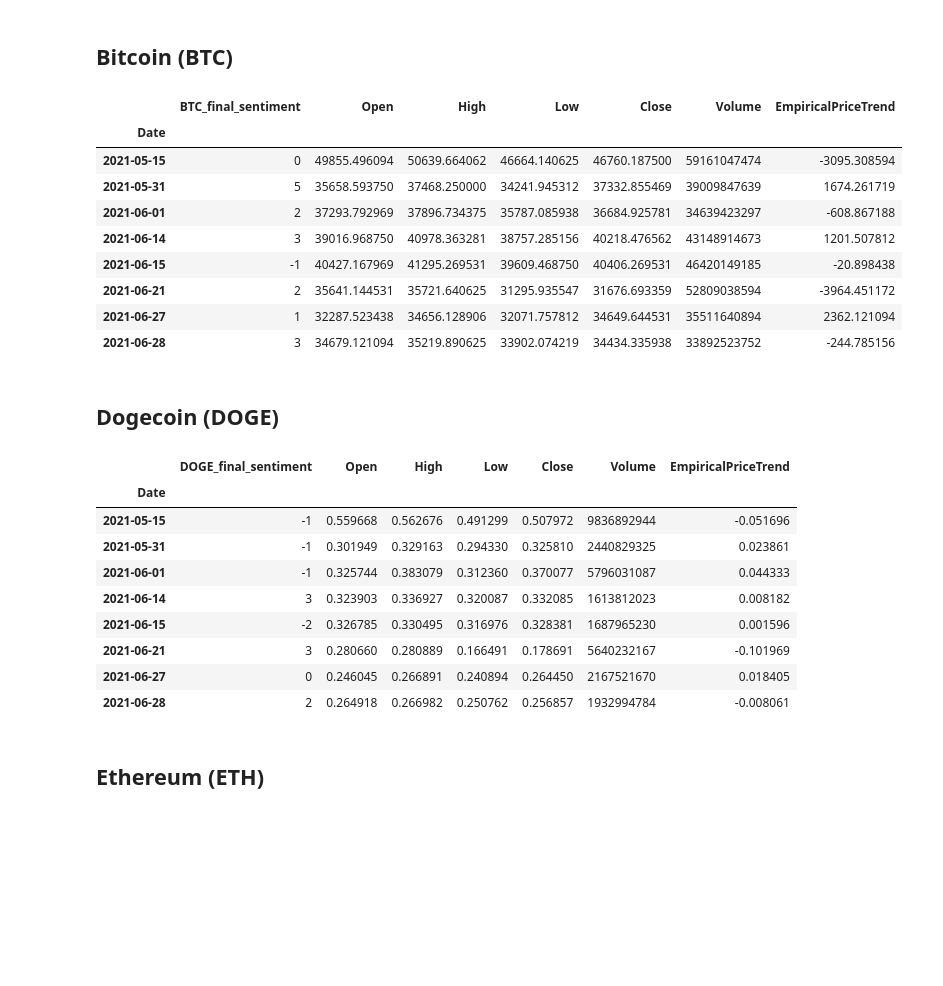
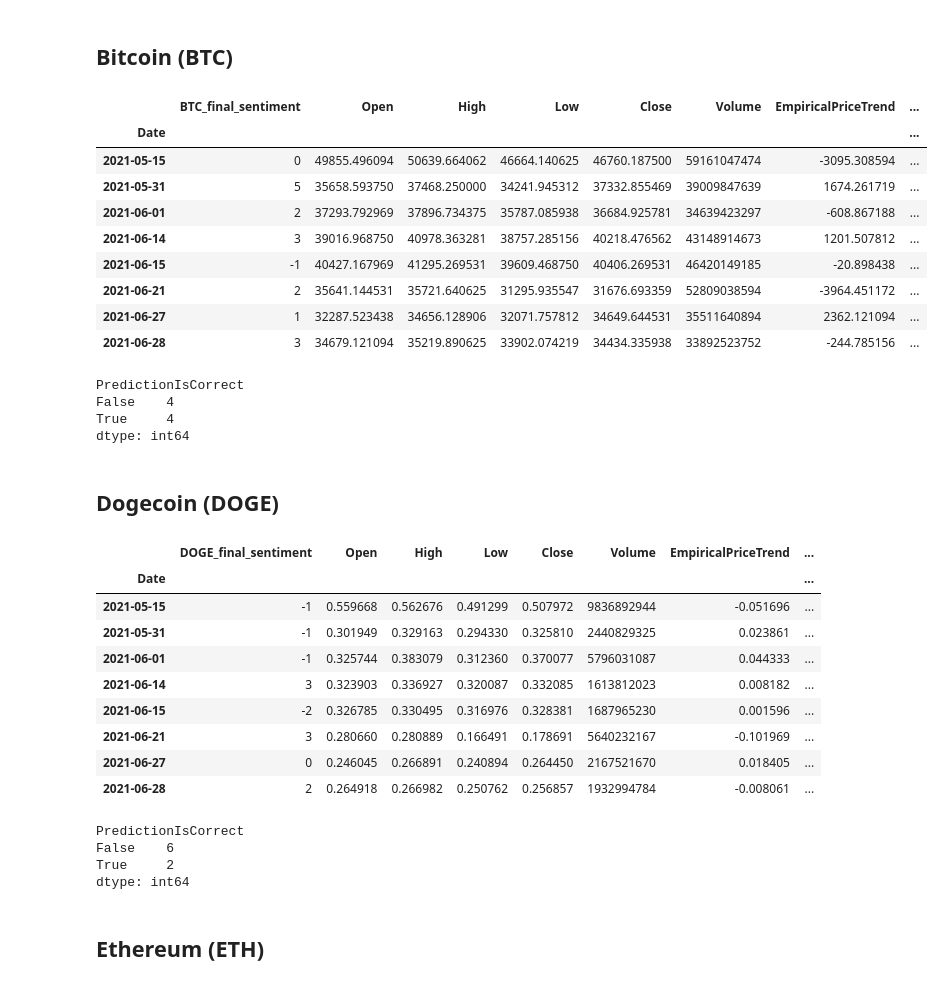
Before and after one commit to distractedm1nd/mar2moon, a Jupyter notebook: scripts/CoinPriceAnalysis.ipynb, the cells around one changed output. Cells and saved outputs as stored; diff of their text form; code cells hidden in the pictures; blank space fills up the shorter version.

```diff
--- a/scripts/CoinPriceAnalysis.ipynb
+++ b/scripts/CoinPriceAnalysis.ipynb
@@ -324,37 +322,57 @@ display(calc_final_sentiments_by_date)
 # %%
 ### BTC
 comparison_table_bitcoin = pd.merge(btc_final_sentiment_by_date.to_frame(), btc_data, on = "Date")
 comparison_table_bitcoin["EmpiricalPriceTrend"] = btc_data["Close"] - btc_data["Open"]
+comparison_table_bitcoin["PredictedTrendbySA"] = np.where(comparison_table_bitcoin["BTC_final_sentiment"] > 0, "bullish", np.where(comparison_table_bitcoin["BTC_final_sentiment"] < 0, "bearish", "neutral"))
+comparison_table_bitcoin["ObservedTrend"] = np.where(comparison_table_bitcoin["EmpiricalPriceTrend"] > 0, "bullish", np.where(comparison_table_bitcoin["EmpiricalPriceTrend"] < 0, "bearish", "neutral"))
+comparison_table_bitcoin["PredictionIsCorrect"] = np.where(comparison_table_bitcoin["PredictedTrendbySA"] == comparison_table_bitcoin["ObservedTrend"], True, False)
 display(comparison_table_bitcoin)
 # %% [output]
-|  | BTC_final_sentiment | Open | High | Low | Close | Volume | EmpiricalPriceTrend |
-| Date |  |  |  |  |  |  |  |
-| 2021-05-15 | 0 | 49855.496094 | 50639.664062 | 46664.140625 | 46760.187500 | 59161047474 | -3095.308594 |
-| 2021-05-31 | 5 | 35658.593750 | 37468.250000 | 34241.945312 | 37332.855469 | 39009847639 | 1674.261719 |
-| 2021-06-01 | 2 | 37293.792969 | 37896.734375 | 35787.085938 | 36684.925781 | 34639423297 | -608.867188 |
-| 2021-06-14 | 3 | 39016.968750 | 40978.363281 | 38757.285156 | 40218.476562 | 43148914673 | 1201.507812 |
-| 2021-06-15 | -1 | 40427.167969 | 41295.269531 | 39609.468750 | 40406.269531 | 46420149185 | -20.898438 |
-| 2021-06-21 | 2 | 35641.144531 | 35721.640625 | 31295.935547 | 31676.693359 | 52809038594 | -3964.451172 |
-| 2021-06-27 | 1 | 32287.523438 | 34656.128906 | 32071.757812 | 34649.644531 | 35511640894 | 2362.121094 |
-| 2021-06-28 | 3 | 34679.121094 | 35219.890625 | 33902.074219 | 34434.335938 | 33892523752 | -244.785156 |
+|  | BTC_final_sentiment | Open | High | Low | Close | Volume | EmpiricalPriceTrend | ... |
+| Date |  |  |  |  |  |  |  | ... |
+| 2021-05-15 | 0 | 49855.496094 | 50639.664062 | 46664.140625 | 46760.187500 | 59161047474 | -3095.308594 | ... |
+| 2021-05-31 | 5 | 35658.593750 | 37468.250000 | 34241.945312 | 37332.855469 | 39009847639 | 1674.261719 | ... |
+| 2021-06-01 | 2 | 37293.792969 | 37896.734375 | 35787.085938 | 36684.925781 | 34639423297 | -608.867188 | ... |
+| 2021-06-14 | 3 | 39016.968750 | 40978.363281 | 38757.285156 | 40218.476562 | 43148914673 | 1201.507812 | ... |
+| 2021-06-15 | -1 | 40427.167969 | 41295.269531 | 39609.468750 | 40406.269531 | 46420149185 | -20.898438 | ... |
+| 2021-06-21 | 2 | 35641.144531 | 35721.640625 | 31295.935547 | 31676.693359 | 52809038594 | -3964.451172 | ... |
+| 2021-06-27 | 1 | 32287.523438 | 34656.128906 | 32071.757812 | 34649.644531 | 35511640894 | 2362.121094 | ... |
+| 2021-06-28 | 3 | 34679.121094 | 35219.890625 | 33902.074219 | 34434.335938 | 33892523752 | -244.785156 | ... |
+# %%
+comparison_table_bitcoin.groupby('PredictionIsCorrect').size()
+# %% [output]
+PredictionIsCorrect
+False    4
+True     4
+dtype: int64
 # %% [markdown]
 ## Dogecoin (DOGE)
 # %%
 ### DOGE
 comparison_table_doge = pd.merge(doge_final_sentiment_by_date.to_frame(), doge_data, on = "Date")
 comparison_table_doge["EmpiricalPriceTrend"] = doge_data["Close"] - doge_data["Open"]
+comparison_table_doge["PredictedTrendbySA"] = np.where(comparison_table_doge["DOGE_final_sentiment"] > 0, "bullish", np.where(comparison_table_doge["DOGE_final_sentiment"] < 0, "bearish", "neutral"))
+comparison_table_doge["ObservedTrend"] = np.where(comparison_table_doge["EmpiricalPriceTrend"] > 0, "bullish", np.where(comparison_table_doge["EmpiricalPriceTrend"] < 0, "bearish", "neutral"))
+comparison_table_doge["PredictionIsCorrect"] = np.where(comparison_table_doge["PredictedTrendbySA"] == comparison_table_doge["ObservedTrend"], True, False)
 display(comparison_table_doge)
 # %% [output]
-|  | DOGE_final_sentiment | Open | High | Low | Close | Volume | EmpiricalPriceTrend |
-| Date |  |  |  |  |  |  |  |
-| 2021-05-15 | -1 | 0.559668 | 0.562676 | 0.491299 | 0.507972 | 9836892944 | -0.051696 |
-| 2021-05-31 | -1 | 0.301949 | 0.329163 | 0.294330 | 0.325810 | 2440829325 | 0.023861 |
-| 2021-06-01 | -1 | 0.325744 | 0.383079 | 0.312360 | 0.370077 | 5796031087 | 0.044333 |
-| 2021-06-14 | 3 | 0.323903 | 0.336927 | 0.320087 | 0.332085 | 1613812023 | 0.008182 |
-| 2021-06-15 | -2 | 0.326785 | 0.330495 | 0.316976 | 0.328381 | 1687965230 | 0.001596 |
-| 2021-06-21 | 3 | 0.280660 | 0.280889 | 0.166491 | 0.178691 | 5640232167 | -0.101969 |
-| 2021-06-27 | 0 | 0.246045 | 0.266891 | 0.240894 | 0.264450 | 2167521670 | 0.018405 |
-| 2021-06-28 | 2 | 0.264918 | 0.266982 | 0.250762 | 0.256857 | 1932994784 | -0.008061 |
+|  | DOGE_final_sentiment | Open | High | Low | Close | Volume | EmpiricalPriceTrend | ... |
+| Date |  |  |  |  |  |  |  | ... |
+| 2021-05-15 | -1 | 0.559668 | 0.562676 | 0.491299 | 0.507972 | 9836892944 | -0.051696 | ... |
+| 2021-05-31 | -1 | 0.301949 | 0.329163 | 0.294330 | 0.325810 | 2440829325 | 0.023861 | ... |
+| 2021-06-01 | -1 | 0.325744 | 0.383079 | 0.312360 | 0.370077 | 5796031087 | 0.044333 | ... |
+| 2021-06-14 | 3 | 0.323903 | 0.336927 | 0.320087 | 0.332085 | 1613812023 | 0.008182 | ... |
+| 2021-06-15 | -2 | 0.326785 | 0.330495 | 0.316976 | 0.328381 | 1687965230 | 0.001596 | ... |
+| 2021-06-21 | 3 | 0.280660 | 0.280889 | 0.166491 | 0.178691 | 5640232167 | -0.101969 | ... |
+| 2021-06-27 | 0 | 0.246045 | 0.266891 | 0.240894 | 0.264450 | 2167521670 | 0.018405 | ... |
+| 2021-06-28 | 2 | 0.264918 | 0.266982 | 0.250762 | 0.256857 | 1932994784 | -0.008061 | ... |
+# %%
+comparison_table_doge.groupby('PredictionIsCorrect').size()
+# %% [output]
+PredictionIsCorrect
+False    6
+True     2
+dtype: int64
 # %% [markdown]
 ## Ethereum (ETH)
 # %%
```
Also changed, not shown: parts of 5 cells of this notebook.
